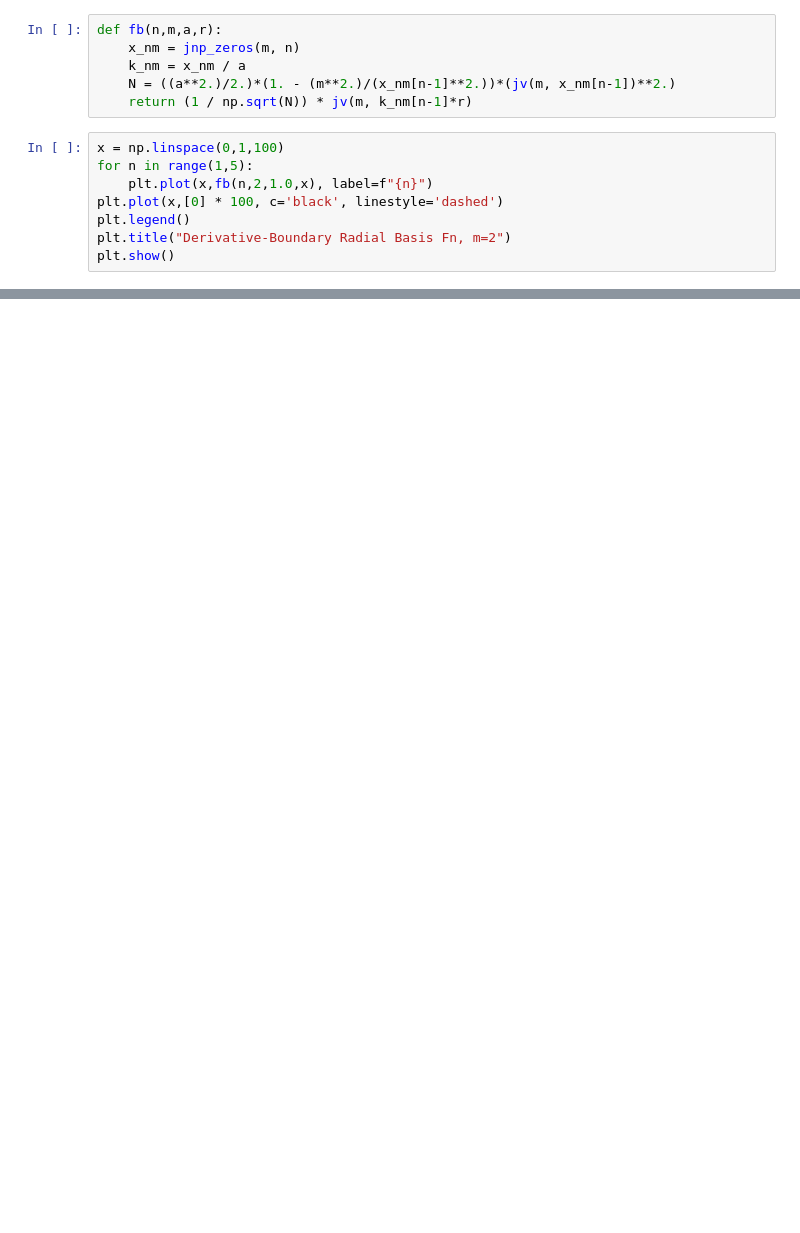
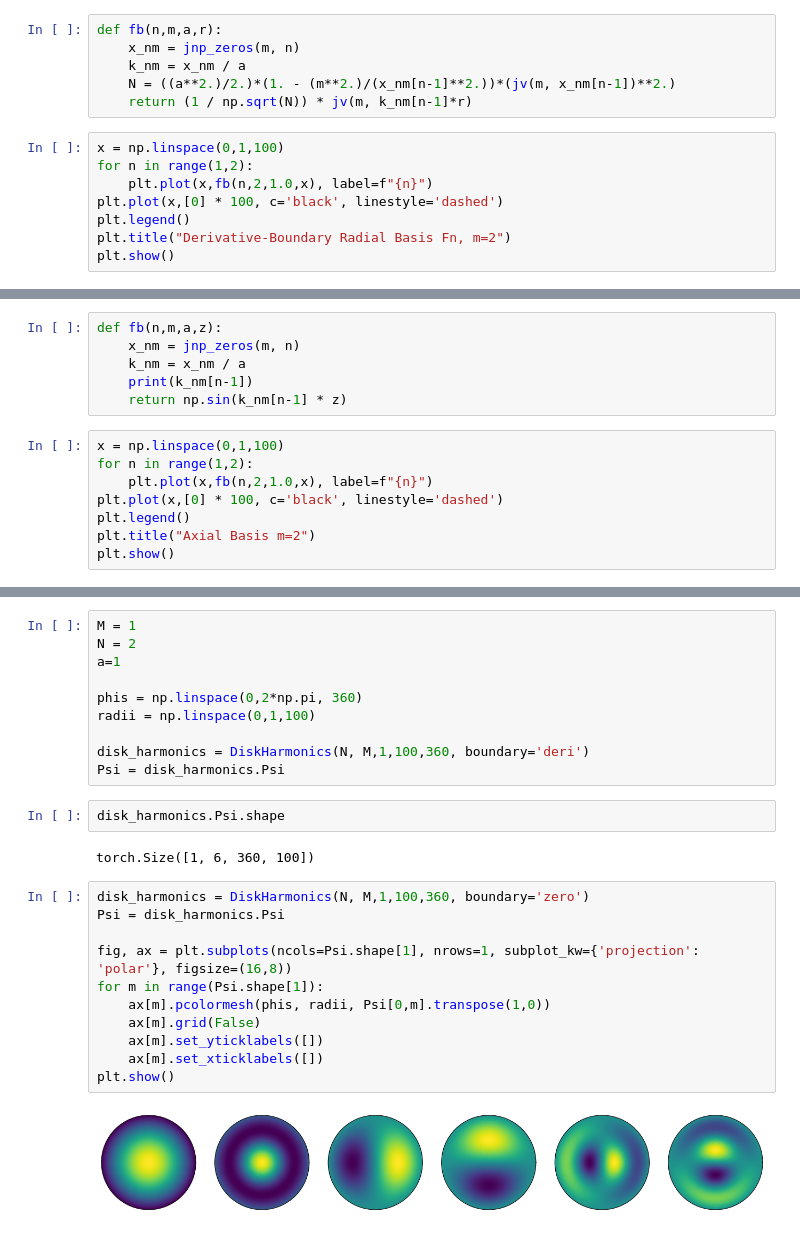
Before and after one commit to ColinKohler/fourier_value_functions, a Jupyter notebook: notebooks/PolarFourierTransform.ipynb, the cells around one changed output, grey strips where cells are left out. Saved outputs shown, nothing was run; the diff lists cells and outputs as text; blank space fills up the shorter version.

```diff
--- a/notebooks/PolarFourierTransform.ipynb
+++ b/notebooks/PolarFourierTransform.ipynb
@@ -272,7 +256,7 @@ def fb(n,m,a,r):
     return (1 / np.sqrt(N)) * jv(m, k_nm[n-1]*r)
 # %%
 x = np.linspace(0,1,100)
-for n in range(1,5):
+for n in range(1,2):
     plt.plot(x,fb(n,2,1.0,x), label=f"{n}")
 plt.plot(x,[0] * 100, c='black', linestyle='dashed')
 plt.legend()
@@ -282,0 +265,14 @@ plt.show()
+# %%
+def fb(n,m,a,z):
+    x_nm = jnp_zeros(m, n)
+    k_nm = x_nm / a
+    print(k_nm[n-1])
+    return np.sin(k_nm[n-1] * z)
+# %%
+x = np.linspace(0,1,100)
+for n in range(1,2):
+    plt.plot(x,fb(n,2,1.0,x), label=f"{n}")
+plt.plot(x,[0] * 100, c='black', linestyle='dashed')
+plt.legend()
+plt.title("Axial Basis m=2")
+plt.show()
@@ -282,0 +323,27 @@ plt.show()
+# %%
+M = 1
+N = 2
+a=1
+
+phis = np.linspace(0,2*np.pi, 360)
+radii = np.linspace(0,1,100)
+
+disk_harmonics = DiskHarmonics(N, M,1,100,360, boundary='deri')
+Psi = disk_harmonics.Psi
+# %%
+disk_harmonics.Psi.shape
+# %% [output]
+torch.Size([1, 6, 360, 100])
+# %%
+disk_harmonics = DiskHarmonics(N, M,1,100,360, boundary='zero')
+Psi = disk_harmonics.Psi
+
+fig, ax = plt.subplots(ncols=Psi.shape[1], nrows=1, subplot_kw={'projection': 'polar'}, figsize=(16,8))
+for m in range(Psi.shape[1]):
+    ax[m].pcolormesh(phis, radii, Psi[0,m].transpose(1,0))
+    ax[m].grid(False)
+    ax[m].set_yticklabels([])
+    ax[m].set_xticklabels([])
+plt.show()
+# %% [output]
+[figure, added]
```
Also changed, not shown: parts of 16 cells of this notebook, 20 other files.
